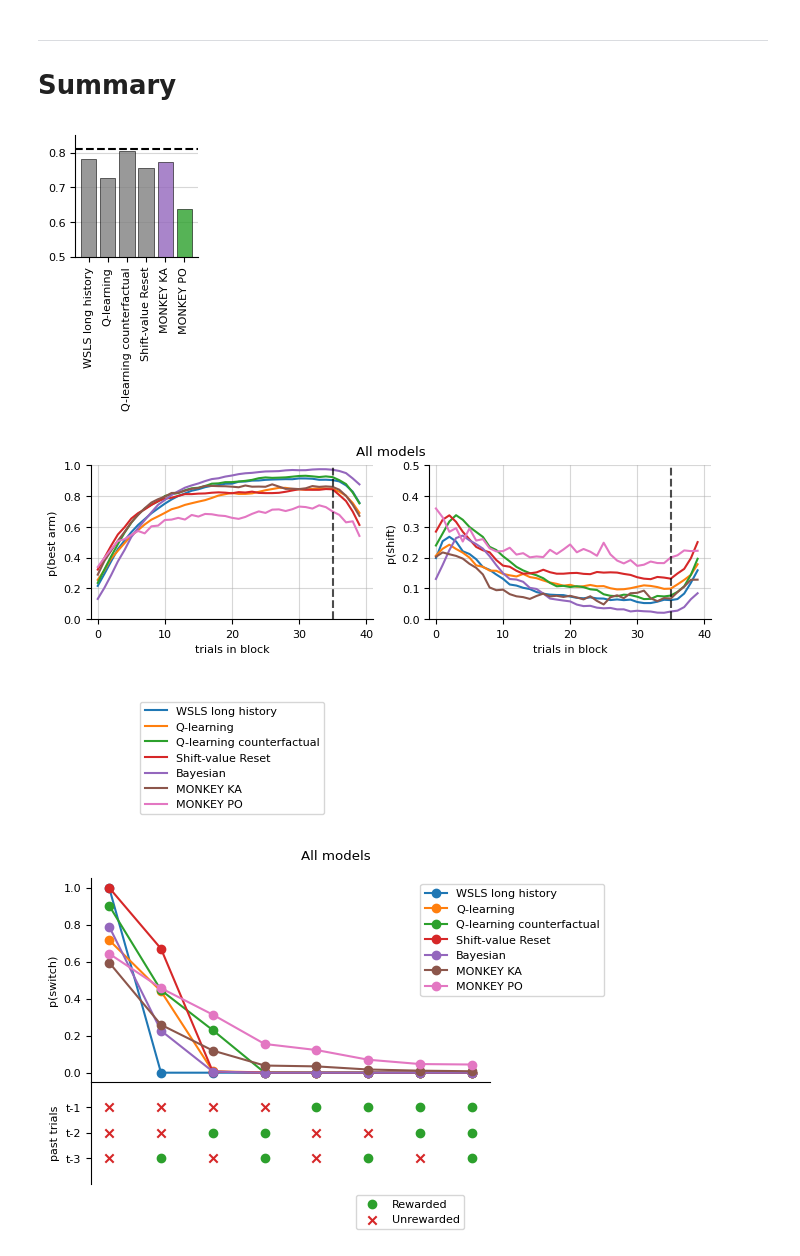
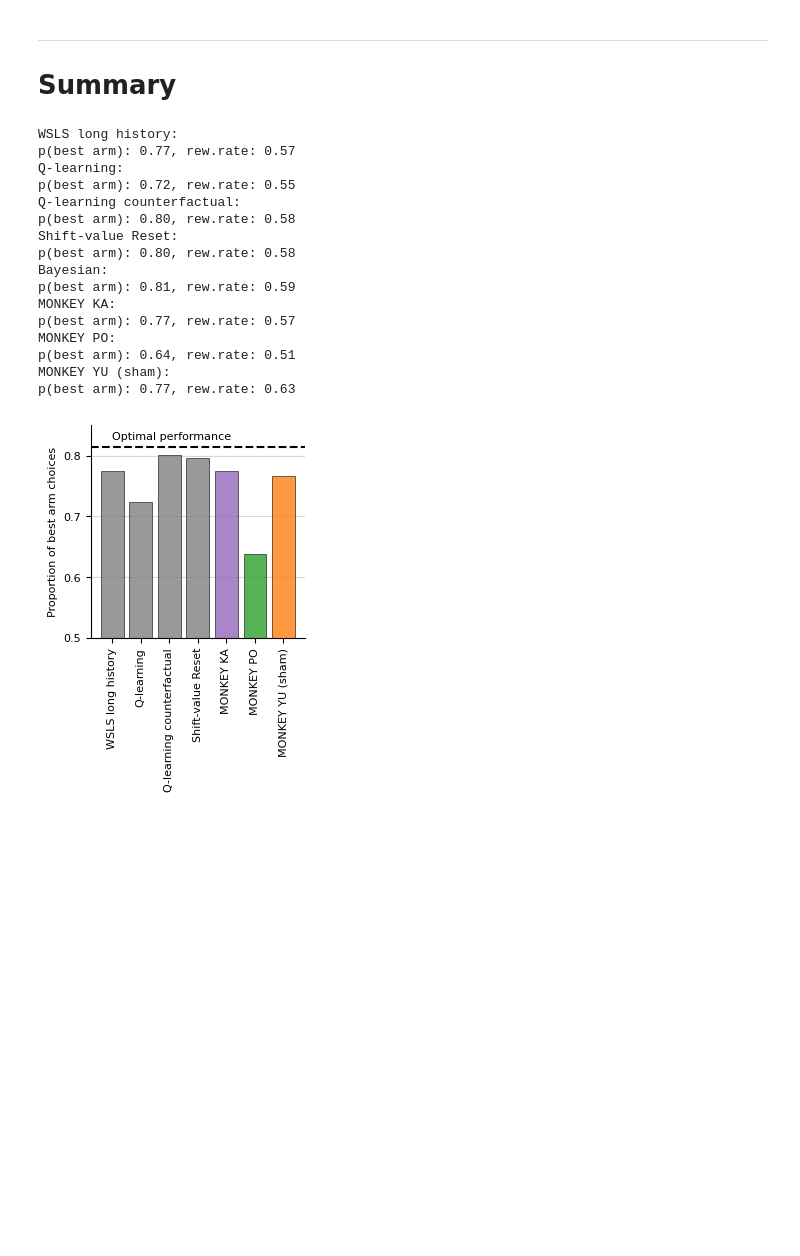
Before and after one commit to ungzs1/popy_05, a Jupyter notebook: notebooks/behav_modeling/model_optimizing.ipynb, the cells around one changed output. Cells and saved outputs as stored; diff of their text form; code cells hidden in the pictures; blank space fills up the shorter version.

```diff
--- a/notebooks/behav_modeling/model_optimizing.ipynb
+++ b/notebooks/behav_modeling/model_optimizing.ipynb
@@ -199,6 +199,11 @@ behav_monkey = convert_column_format(behav_monkey, original='behavior')
 
 behav_monkey_ka = behav_monkey[behav_monkey["monkey"] == "ka"]
 behav_monkey_po = behav_monkey[behav_monkey["monkey"] == "po"]
+
+behav_yuri = load_behavior_yuri()
+behav_yuri = convert_column_format(behav_yuri, original='behavior')
+behav_yuri_sham = behav_yuri[behav_yuri["monkey"] == "yu_sham"]
+behav_yuri_dcz = behav_yuri[behav_yuri["monkey"] == "yu_DCZ"]
 # %%
 if prot_individual_results:
     # plot the behavior
@@ -685,10 +674,13 @@ if prot_individual_results:
 ---
 # Summary
 # %%
-
-def plot_performances(behavs, y_label=None, title=None):
-    h = 4  # height of the plot in cm
-    w = 4  # width of the plot in cm
+def plot_performances(behavs, y_label=None, title=None, paper_format=True, savedir=None):
+    if paper_format:
+        h = 4  # height of the plot in cm
+        w = 4  # width of the plot in cm
+    else:
+        h = 7
+        w = 7
     fig, ax = plt.subplots(1, 1, figsize=(w/2.54, h/2.54))
     for key, value in behavs.items():
         prop_best_arm = (value["best_arm"].values == value["action"].values).mean()
@@ -696,16 +688,26 @@ def plot_performances(behavs, y_label=None, title=None):
 
         if key == 'Bayesian':
             ax.axhline(prop_best_arm, color='black', linestyle='--', label='Normative')
+            # print 'Optimal performance' over line
+            ax.text(0, prop_best_arm + 0.01, 'Optimal performance', color='black', fontsize=8, ha='left', va='bottom')
+
+            print(f'{key}: \np(best arm): {prop_best_arm:.2f}, rew.rate: {mean_rr:.2f}')
+
         else:
 
             if key == 'MONKEY KA':
                 color = COLORS['ka']
             elif key == 'MONKEY PO':
                 color = COLORS['po']
+            elif key == 'MONKEY YU (sham)':
+                color = COLORS['yu_sham']
+            elif key == 'MONKEY YU (DCZ)':
+                color = COLORS['yu_DCZ']
             else:
                 color = 'grey'
 
             ax.bar(key, prop_best_arm, alpha=0.8, color=color, zorder=2, edgecolor='black', linewidth=0.5)
+            print(f'{key}: \np(best arm): {prop_best_arm:.2f}, rew.rate: {mean_rr:.2f}')
 
     # rotate x-axis labels
     plt.xticks(rotation=90)
@@ -724,31 +726,44 @@ def plot_performances(behavs, y_label=None, title=None):
     ax.spines["top"].set_visible(False)
     ax.spines["right"].set_visible(False)
 
+    ax.set_ylabel("Proportion of best arm choices")
+
     # save the figure
-    plt.savefig('figs/performances.svg', dpi=300, bbox_inches='tight', transparent=True)
+    if not savedir is None:
+        plt.savefig(savedir, dpi=300, bbox_inches='tight', transparent=False)
     plt.show()
 # %%
 # plot the learning curves and the proba shift together
 behavs = {
     'WSLS long history': behavior_wsls,
     'Q-learning': behavior_qlearn,
     'Q-learning counterfactual': behavior_qlearn_counterfactual,
     #'Shift-value': behavior_strategic,
     'Shift-value Reset': behavior_strategic_reset,
     'Bayesian': behavior_bayes,
     'MONKEY KA': behav_monkey_ka,
-    'MONKEY PO': behav_monkey_po
+    'MONKEY PO': behav_monkey_po,
+    'MONKEY YU (sham)': behav_yuri_sham,
+    #'MONKEY YU (DCZ)': behav_yuri_dcz,
 }
 
-plot_performances(behavs)
-# remove monkeys
-'''
-behavs.pop('MONKEY KA')
-behavs.pop('MONKEY PO')
-'''
-plot_summary_stats(behavs, title='All models')
-plot_hist_thingy(behavs, title='All models')
+savedir = 'figs/performances.png'
+plot_performances(behavs, paper_format=False, savedir=savedir)
 # %% [output]
+WSLS long history:
+p(best arm): 0.77, rew.rate: 0.57
+Q-learning:
+p(best arm): 0.72, rew.rate: 0.55
+Q-learning counterfactual:
+p(best arm): 0.80, rew.rate: 0.58
+Shift-value Reset:
+p(best arm): 0.80, rew.rate: 0.58
+Bayesian:
+p(best arm): 0.81, rew.rate: 0.59
+MONKEY KA:
+p(best arm): 0.77, rew.rate: 0.57
+MONKEY PO:
+p(best arm): 0.64, rew.rate: 0.51
+MONKEY YU (sham):
+p(best arm): 0.77, rew.rate: 0.63
-[figure, old version]
+[figure, new version]
-[figure, removed]
-[figure, removed]
```
Also changed, not shown: parts of 11 cells of this notebook, 33 other files.
